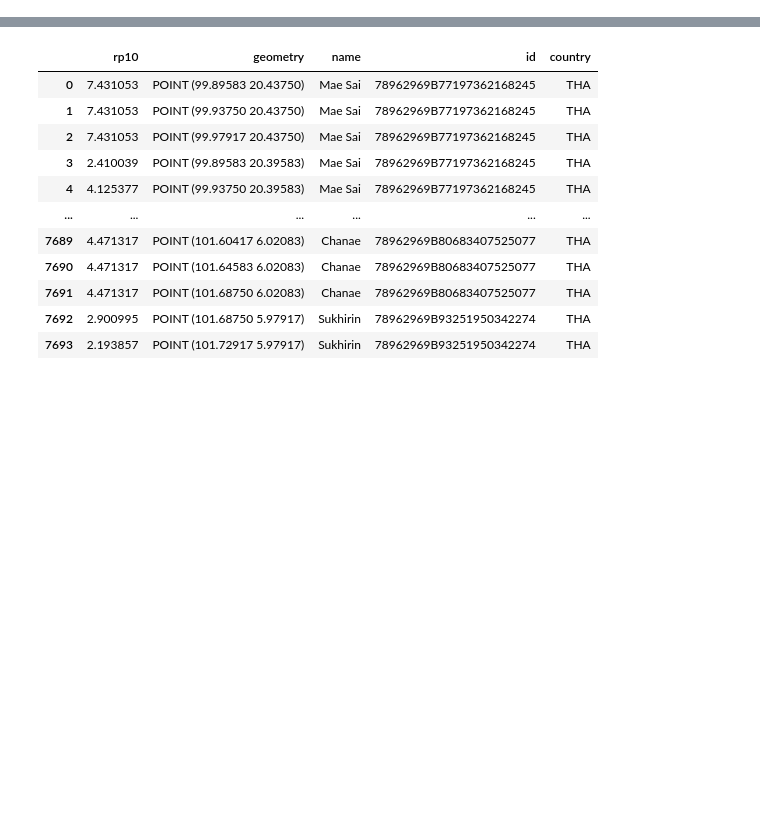
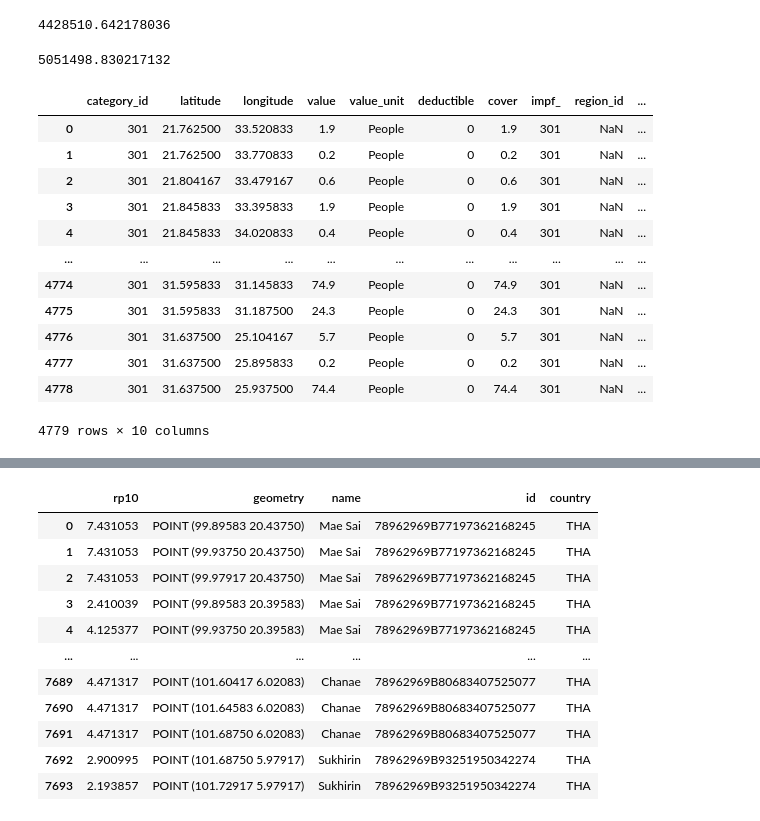
Before and after one commit to gkalomalos/ERA_projects_SWORD, a Jupyter notebook: backend/dev.ipynb, the cells around one changed output, grey strips where cells are left out. Cells and saved outputs as stored; diff of their text form; code cells hidden in the pictures; blank space fills up the shorter version.

```diff
--- a/backend/dev.ipynb
+++ b/backend/dev.ipynb
@@ -117,0 +331,24 @@ impact_future = impact_handler.calculate_impact(
+# %%
+risk_aai_agg(impact_present)
+# %% [output]
+4428510.642178036
+# %%
+risk_aai_agg(impact_future)
+# %% [output]
+5051498.830217132
+# %%
+entity_present.exposures.gdf
+# %% [output]
+|  | category_id | latitude | longitude | value | value_unit | deductible | cover | impf_ | region_id | ... |
+| 0 | 301 | 21.762500 | 33.520833 | 1.9 | People | 0 | 1.9 | 301 | NaN | ... |
+| 1 | 301 | 21.762500 | 33.770833 | 0.2 | People | 0 | 0.2 | 301 | NaN | ... |
+| 2 | 301 | 21.804167 | 33.479167 | 0.6 | People | 0 | 0.6 | 301 | NaN | ... |
+| 3 | 301 | 21.845833 | 33.395833 | 1.9 | People | 0 | 1.9 | 301 | NaN | ... |
+| 4 | 301 | 21.845833 | 34.020833 | 0.4 | People | 0 | 0.4 | 301 | NaN | ... |
+| ... | ... | ... | ... | ... | ... | ... | ... | ... | ... | ... |
+| 4774 | 301 | 31.595833 | 31.145833 | 74.9 | People | 0 | 74.9 | 301 | NaN | ... |
+| 4775 | 301 | 31.595833 | 31.187500 | 24.3 | People | 0 | 24.3 | 301 | NaN | ... |
+| 4776 | 301 | 31.637500 | 25.104167 | 5.7 | People | 0 | 5.7 | 301 | NaN | ... |
+| 4777 | 301 | 31.637500 | 25.895833 | 0.2 | People | 0 | 0.2 | 301 | NaN | ... |
+| 4778 | 301 | 31.637500 | 25.937500 | 74.4 | People | 0 | 74.4 | 301 | NaN | ... |
+4779 rows × 10 columns
```
Also changed, not shown: parts of 5 cells of this notebook, 42 other files.
